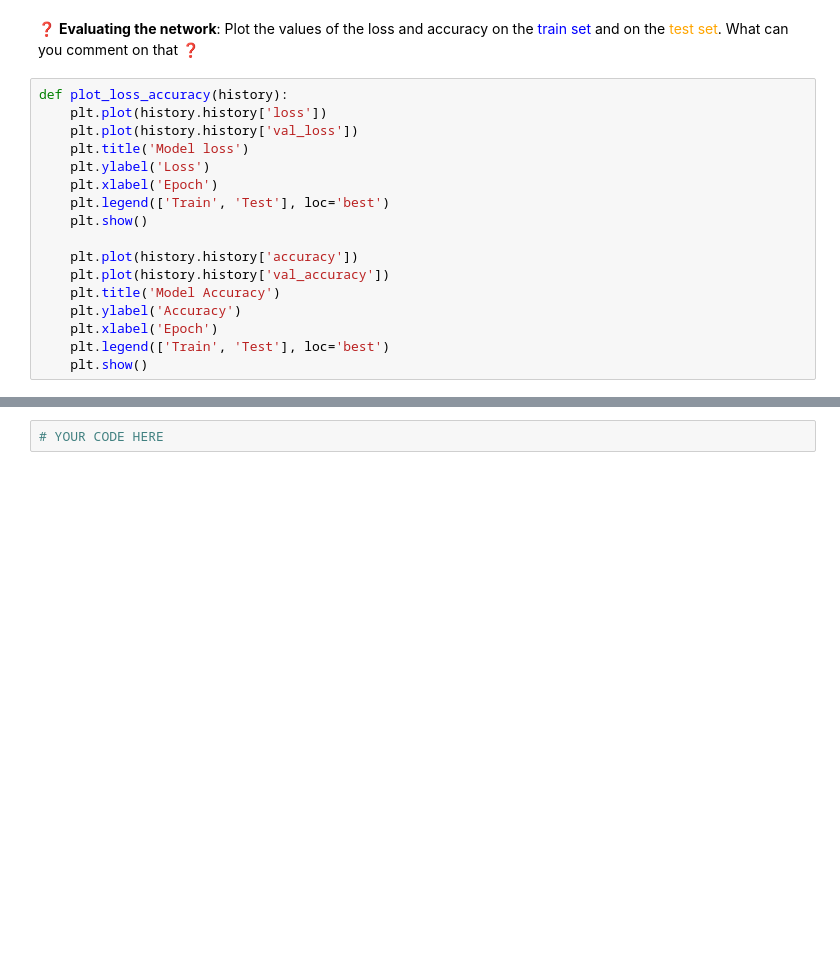
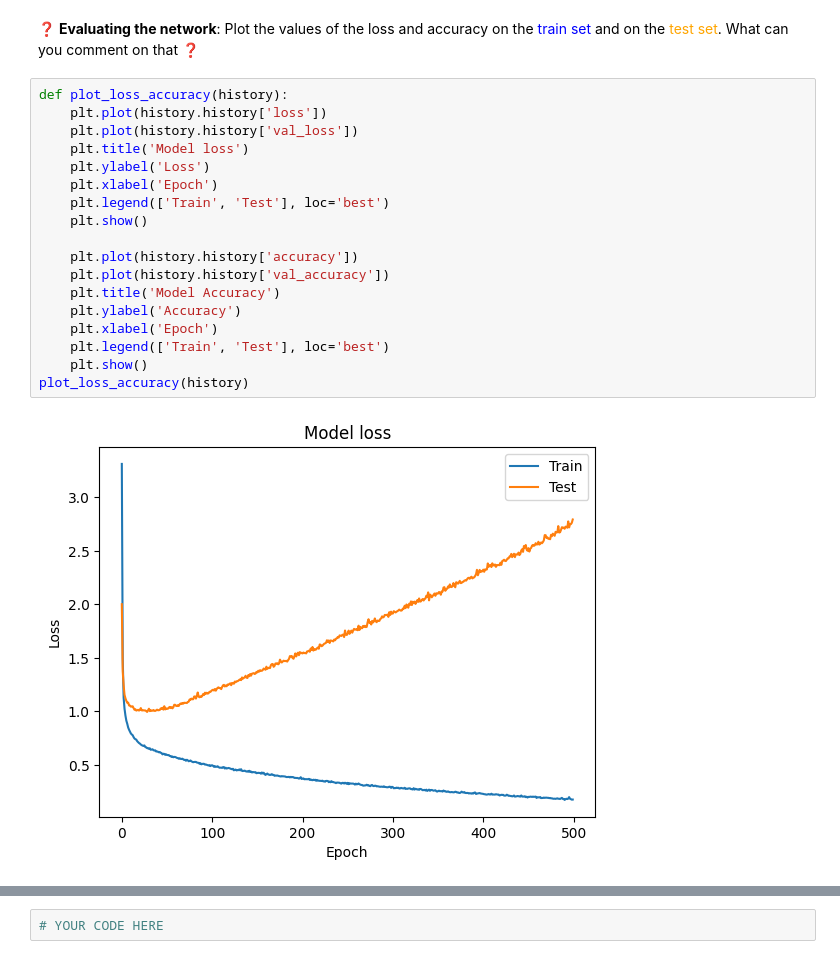
Before and after one commit to gauthieret/data-multiclass-classification, a Jupyter notebook: multiclass_classification.ipynb, the cells around one changed output, grey strips where cells are left out. Drawn from its saved outputs; the diff is of its cells as text; blank space fills up the shorter version.

```diff
--- a/multiclass_classification.ipynb
+++ b/multiclass_classification.ipynb
@@ -290,17 +363,20 @@ plot_history(history)
 # %%
 def plot_loss_accuracy(history):
     plt.plot(history.history['loss'])
     plt.plot(history.history['val_loss'])
     plt.title('Model loss')
     plt.ylabel('Loss')
     plt.xlabel('Epoch')
     plt.legend(['Train', 'Test'], loc='best')
     plt.show()
 
     plt.plot(history.history['accuracy'])
     plt.plot(history.history['val_accuracy'])
     plt.title('Model Accuracy')
     plt.ylabel('Accuracy')
     plt.xlabel('Epoch')
     plt.legend(['Train', 'Test'], loc='best')
     plt.show()
+plot_loss_accuracy(history)
+# %% [output]
+[figure, added]
```
Also changed, not shown: parts of 16 cells of this notebook.
